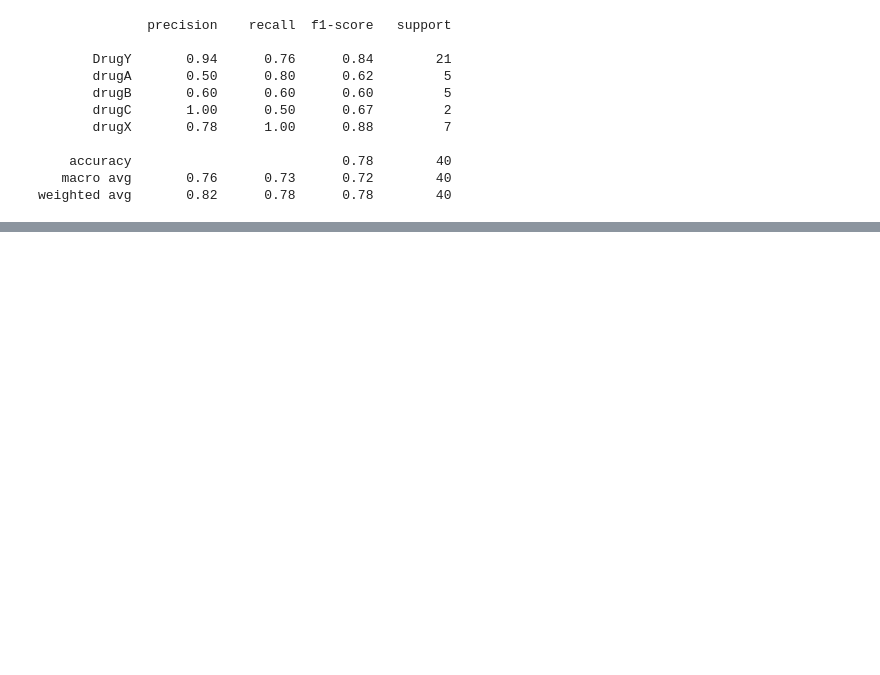
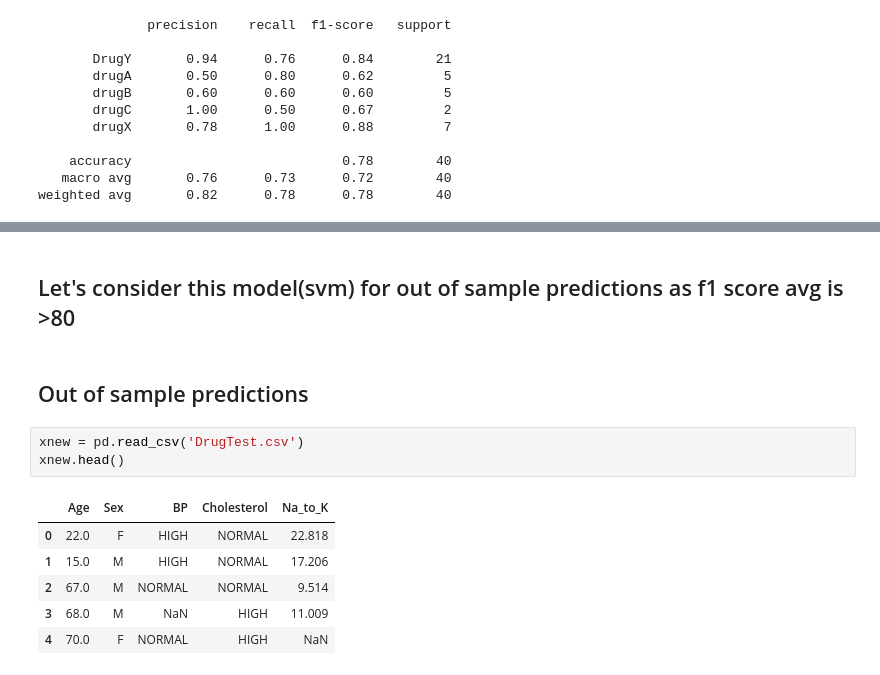
Before and after one commit to Sindhura-tr/Machine-Learning-satsun-5-7, a Jupyter notebook: KNN and SVM/KNN.ipynb, the cells around one changed output, grey strips where cells are left out. Saved outputs shown, nothing was run; the diff lists cells and outputs as text; blank space fills up the shorter version.

```diff
--- a/KNN and SVM/KNN.ipynb
+++ b/KNN and SVM/KNN.ipynb
@@ -284,0 +327,14 @@ weighted avg       0.82      0.78      0.78        40
+# %% [markdown]
+## Let's consider this model(svm) for out of sample predictions as f1 score avg is >80
+# %% [markdown]
+## Out of sample predictions
+# %%
+xnew = pd.read_csv('DrugTest.csv')
+xnew.head()
+# %% [output]
+|  | Age | Sex | BP | Cholesterol | Na_to_K |
+| 0 | 22.0 | F | HIGH | NORMAL | 22.818 |
+| 1 | 15.0 | M | HIGH | NORMAL | 17.206 |
+| 2 | 67.0 | M | NORMAL | NORMAL | 9.514 |
+| 3 | 68.0 | M | NaN | HIGH | 11.009 |
+| 4 | 70.0 | F | NORMAL | HIGH | NaN |
```
Also changed, not shown: parts of 24 cells of this notebook, 3 other files.
